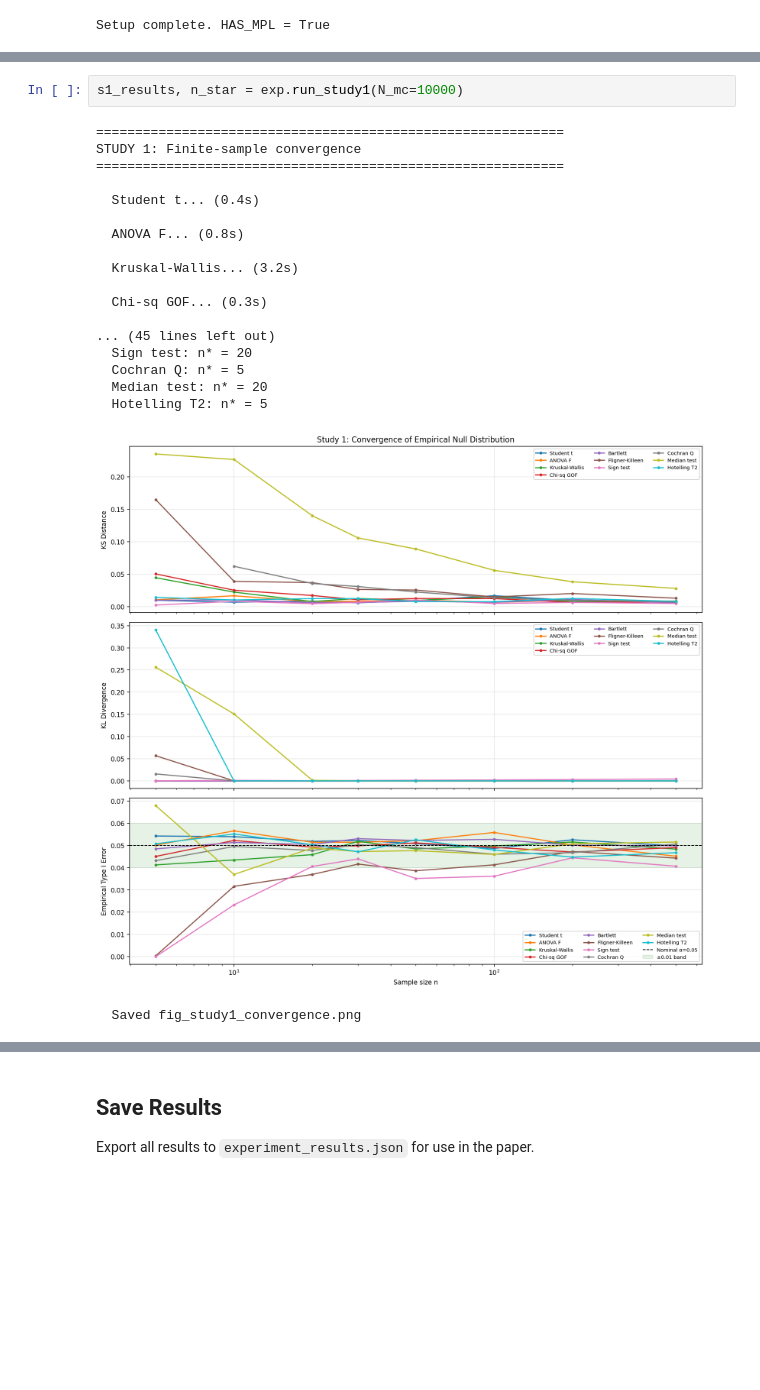
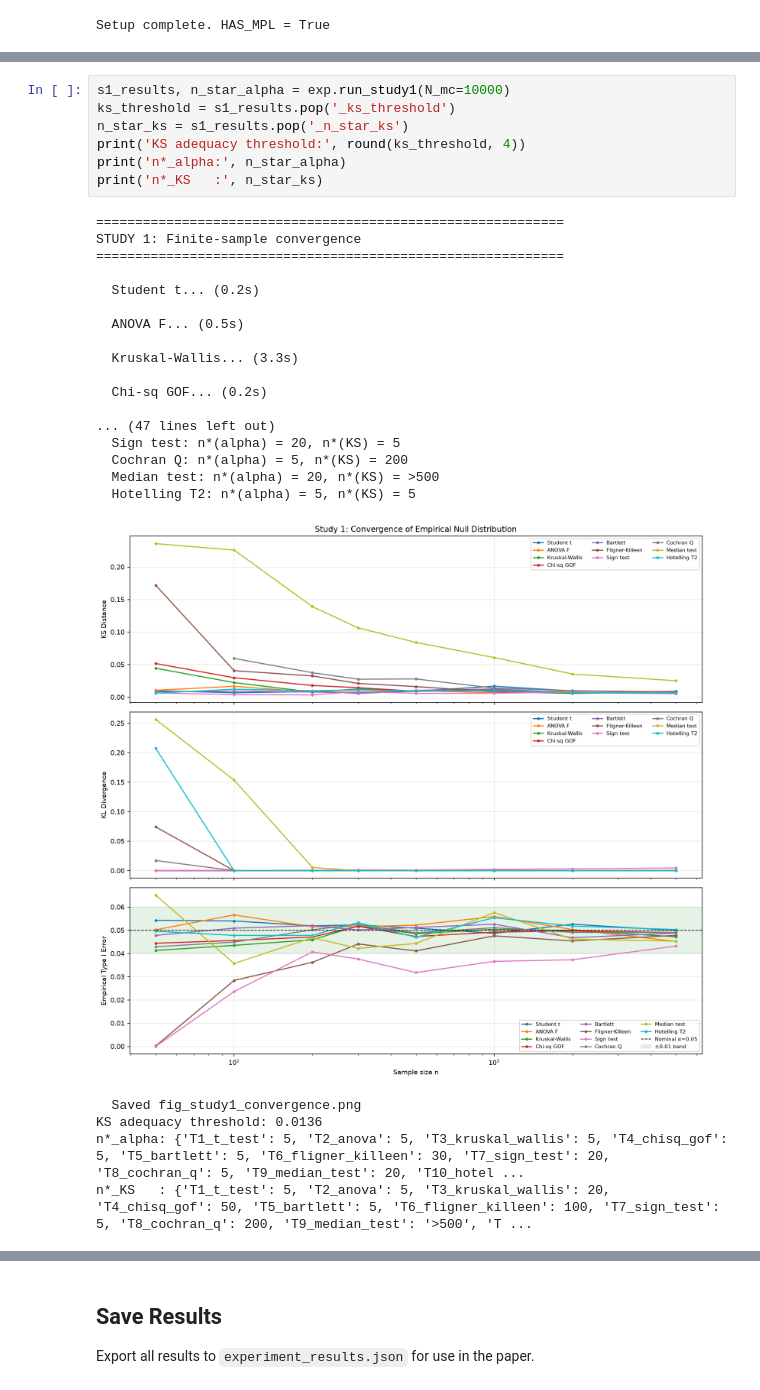
Before and after one commit to zhangys11/mc, a Jupyter notebook: null/experiments.ipynb, the cells around one changed output, grey strips where cells are left out. Drawn from its saved outputs; the diff is of its cells as text; blank space fills up the shorter version.

```diff
--- a/null/experiments.ipynb
+++ b/null/experiments.ipynb
@@ -39,25 +41,33 @@ For each of the 10 tests, generate data under $H_0$ across sample sizes $n \in \
-# %%
-s1_results, n_star = exp.run_study1(N_mc=10000)
-# %% [output]
-============================================================
-STUDY 1: Finite-sample convergence
-============================================================
-
-  Student t... (0.4s)
-
-  ANOVA F... (0.8s)
-
-  Kruskal-Wallis... (3.2s)
-
-  Chi-sq GOF... (0.3s)
-
-... (45 lines left out)
-  Sign test: n* = 20
-  Cochran Q: n* = 5
-  Median test: n* = 20
-  Hotelling T2: n* = 5
-[figure, removed]
-  Saved fig_study1_convergence.png
+# %%
+s1_results, n_star_alpha = exp.run_study1(N_mc=10000)
+ks_threshold = s1_results.pop('_ks_threshold')
+n_star_ks = s1_results.pop('_n_star_ks')
+print('KS adequacy threshold:', round(ks_threshold, 4))
+print('n*_alpha:', n_star_alpha)
+print('n*_KS   :', n_star_ks)
+# %% [output]
+============================================================
+STUDY 1: Finite-sample convergence
+============================================================
+
+  Student t... (0.2s)
+
+  ANOVA F... (0.5s)
+
+  Kruskal-Wallis... (3.3s)
+
+  Chi-sq GOF... (0.2s)
+
+... (47 lines left out)
+  Sign test: n*(alpha) = 20, n*(KS) = 5
+  Cochran Q: n*(alpha) = 5, n*(KS) = 200
+  Median test: n*(alpha) = 20, n*(KS) = >500
+  Hotelling T2: n*(alpha) = 5, n*(KS) = 5
+[figure, added]
+  Saved fig_study1_convergence.png
+KS adequacy threshold: 0.0136
+n*_alpha: {'T1_t_test': 5, 'T2_anova': 5, 'T3_kruskal_wallis': 5, 'T4_chisq_gof': 5, 'T5_bartlett': 5, 'T6_fligner_killeen': 30, 'T7_sign_test': 20, 'T8_cochran_q': 5, 'T9_median_test': 20, 'T10_hotel ...
+n*_KS   : {'T1_t_test': 5, 'T2_anova': 5, 'T3_kruskal_wallis': 20, 'T4_chisq_gof': 50, 'T5_bartlett': 5, 'T6_fligner_killeen': 100, 'T7_sign_test': 5, 'T8_cochran_q': 200, 'T9_median_test': '>500', 'T ...
 # %% [markdown]
 ## Study 2: Robustness Under Assumption Violations (RQ2)
 
```
Also changed, not shown: parts of 8 cells of this notebook, 21 other files.
